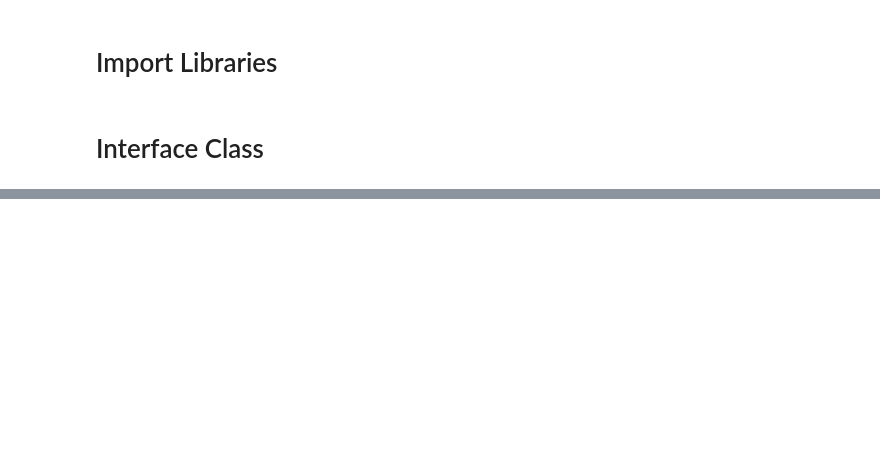
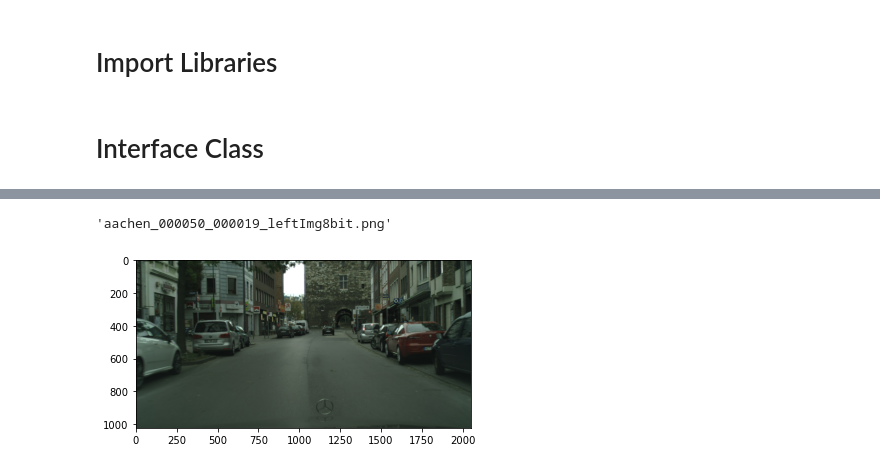
Before and after one commit to Khaliladib11/INM705-CW-Khalil-Aziz, a Jupyter notebook: Interface.ipynb, the cells around one changed output, grey strips where cells are left out. Cells and saved outputs as stored; diff of their text form; code cells hidden in the pictures; blank space fills up the shorter version.

Commit message:
almost finished from the interface, need final touchs

```diff
--- a/Interface.ipynb
+++ b/Interface.ipynb
@@ -174,8 +212,8 @@ class CityScapesInterface(data.Dataset):
     def __getitem(self, idx):
         pass
 # %%
-img_path = '../../Datasets/leftImg8bit_trainvaltest/leftImg8bit/train'
-gt_path = '../../Datasets/CityScapes/gtFine_trainvaltest/gtFine/train'
+img_path = '../../Datasets/cityscapes/leftImg8bit/train'
+gt_path = '../../Datasets/cityscapes/gtFine/train'
 list_of_classes = ['__bgr__', 'car', 'person']
 # %%
 interface = CityScapesInterface(img_path, gt_path, list_of_classes, labels.label2id, labels.id2label)
@@ -215,0 +222,10 @@ car
+# %%
+interface.imgs[50]
+# %% [output]
+'aachen_000050_000019_leftImg8bit.png'
+# %%
+img = Image.open(os.path.join(img_path, 'aachen/'+interface.imgs[50]))
+plt.imshow(img)
+plt.show()
+# %% [output]
+[figure, added]
```
Also changed, not shown: parts of 9 cells of this notebook, 2 other files.
